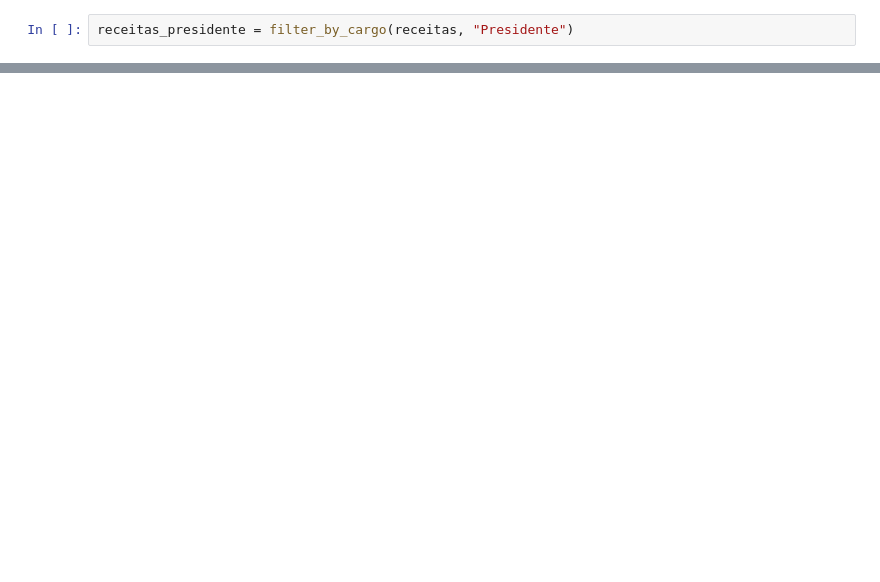
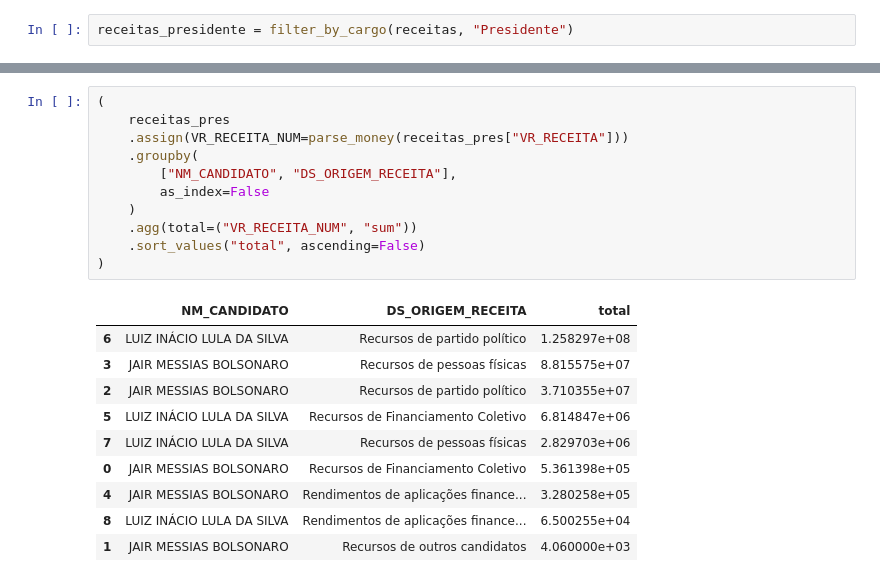
Before and after one commit to RNakamura90/trabalho_conclusao_t1_ifgo, a Jupyter notebook: notebooks/01_exploracao_tse.ipynb, the cells around one changed output, grey strips where cells are left out. Cells and saved outputs as stored; diff of their text form; blank space fills up the shorter version.

```diff
--- a/notebooks/01_exploracao_tse.ipynb
+++ b/notebooks/01_exploracao_tse.ipynb
@@ -127,0 +249,22 @@ receitas_lula_bolsonaro[["NM_CANDIDATO", "SG_PARTIDO"]].drop_duplicates()
+# %%
+(
+    receitas_pres
+    .assign(VR_RECEITA_NUM=parse_money(receitas_pres["VR_RECEITA"]))
+    .groupby(
+        ["NM_CANDIDATO", "DS_ORIGEM_RECEITA"],
+        as_index=False
+    )
+    .agg(total=("VR_RECEITA_NUM", "sum"))
+    .sort_values("total", ascending=False)
+)
+# %% [output]
+|  | NM_CANDIDATO | DS_ORIGEM_RECEITA | total |
+| 6 | LUIZ INÁCIO LULA DA SILVA | Recursos de partido político | 1.258297e+08 |
+| 3 | JAIR MESSIAS BOLSONARO | Recursos de pessoas físicas | 8.815575e+07 |
+| 2 | JAIR MESSIAS BOLSONARO | Recursos de partido político | 3.710355e+07 |
+| 5 | LUIZ INÁCIO LULA DA SILVA | Recursos de Financiamento Coletivo | 6.814847e+06 |
+| 7 | LUIZ INÁCIO LULA DA SILVA | Recursos de pessoas físicas | 2.829703e+06 |
+| 0 | JAIR MESSIAS BOLSONARO | Recursos de Financiamento Coletivo | 5.361398e+05 |
+| 4 | JAIR MESSIAS BOLSONARO | Rendimentos de aplicações finance... | 3.280258e+05 |
+| 8 | LUIZ INÁCIO LULA DA SILVA | Rendimentos de aplicações finance... | 6.500255e+04 |
+| 1 | JAIR MESSIAS BOLSONARO | Recursos de outros candidatos | 4.060000e+03 |
```
Also changed, not shown: parts of 21 cells of this notebook, 5 other files.
